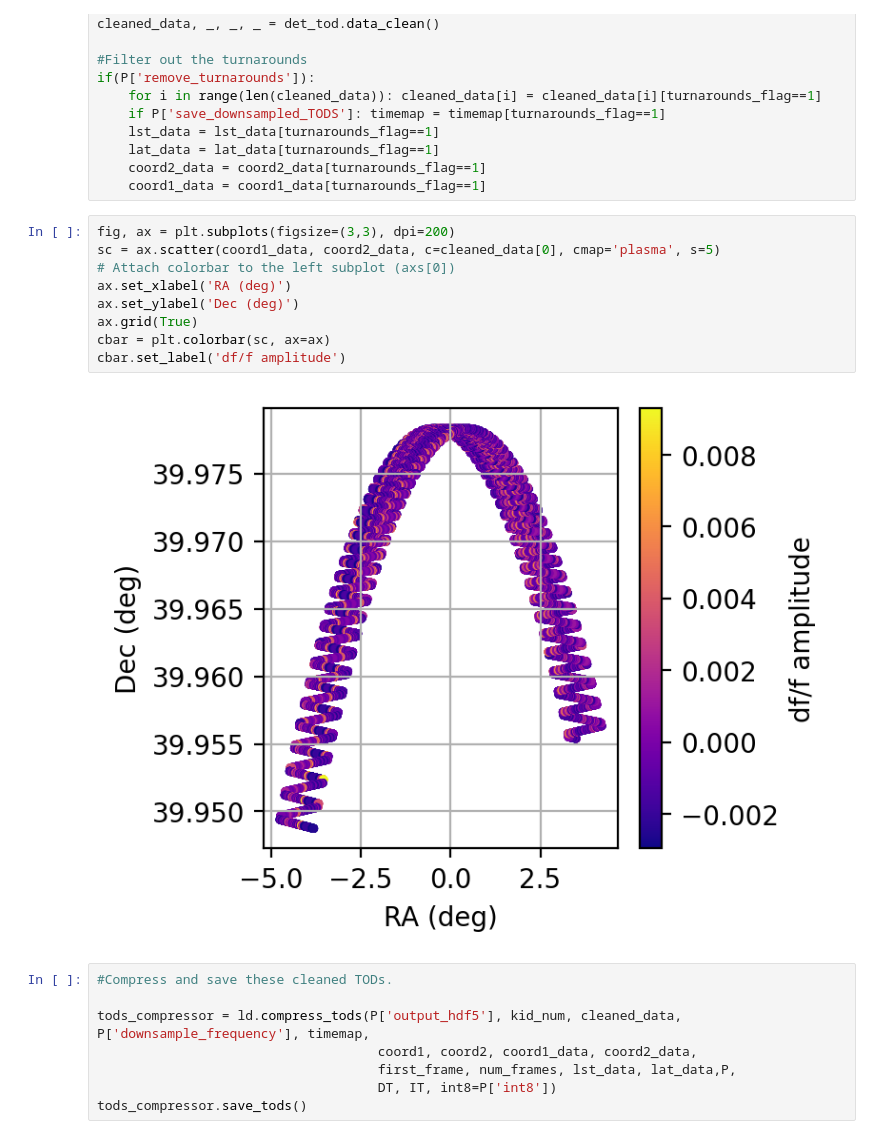
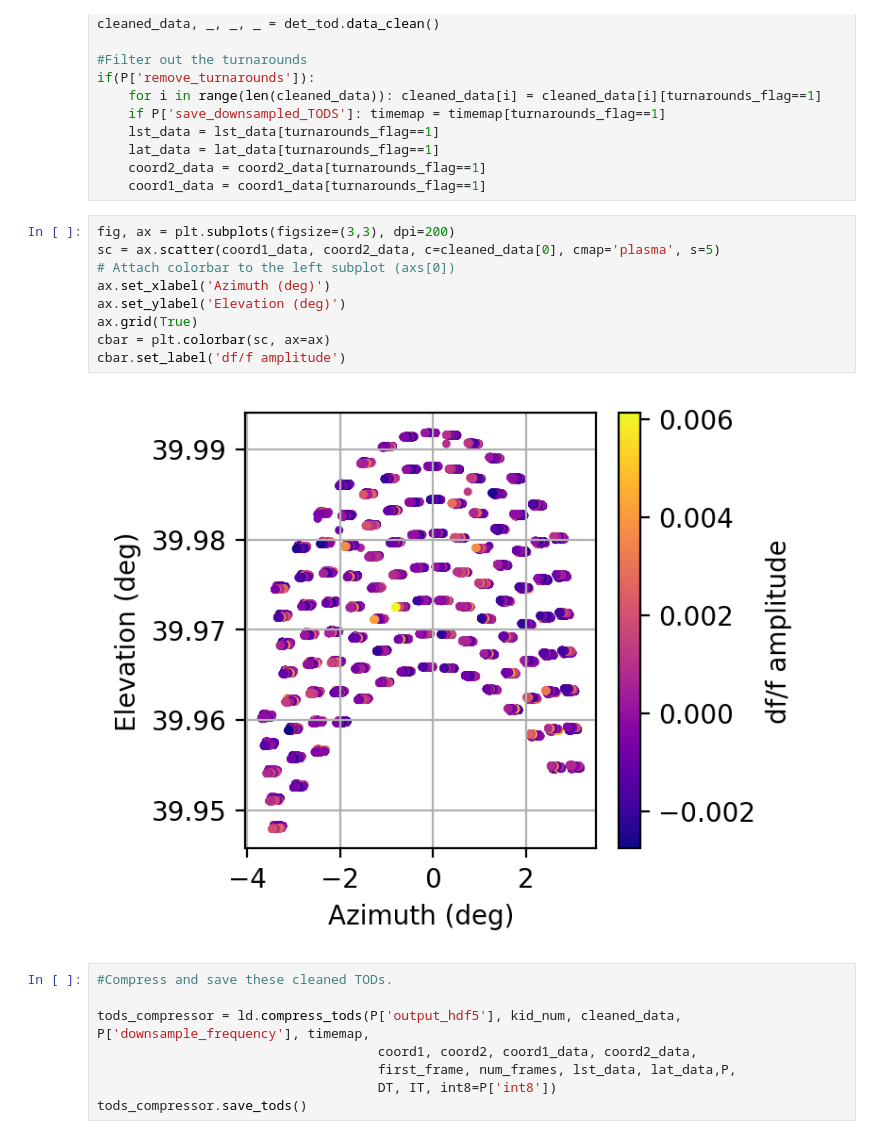
Before and after one commit to tim-balloon/TIM_analysis, a Jupyter notebook: namap/namap_notebook_example.ipynb, the cells around one changed output. Saved outputs shown, nothing was run; the diff lists cells and outputs as text.

```diff
--- a/namap/namap_notebook_example.ipynb
+++ b/namap/namap_notebook_example.ipynb
@@ -182,14 +182,14 @@ if(P['remove_turnarounds']):
 # %%
 fig, ax = plt.subplots(figsize=(3,3), dpi=200)
 sc = ax.scatter(coord1_data, coord2_data, c=cleaned_data[0], cmap='plasma', s=5)
 # Attach colorbar to the left subplot (axs[0])
-ax.set_xlabel('RA (deg)')
-ax.set_ylabel('Dec (deg)')
+ax.set_xlabel('Azimuth (deg)')
+ax.set_ylabel('Elevation (deg)')
 ax.grid(True)
 cbar = plt.colorbar(sc, ax=ax)
 cbar.set_label('df/f amplitude')
 # %% [output]
-[figure, old version]
+[figure, new version]
 # %%
 #Compress and save these cleaned TODs.
 
```
Also changed, not shown: parts of 4 cells of this notebook.
